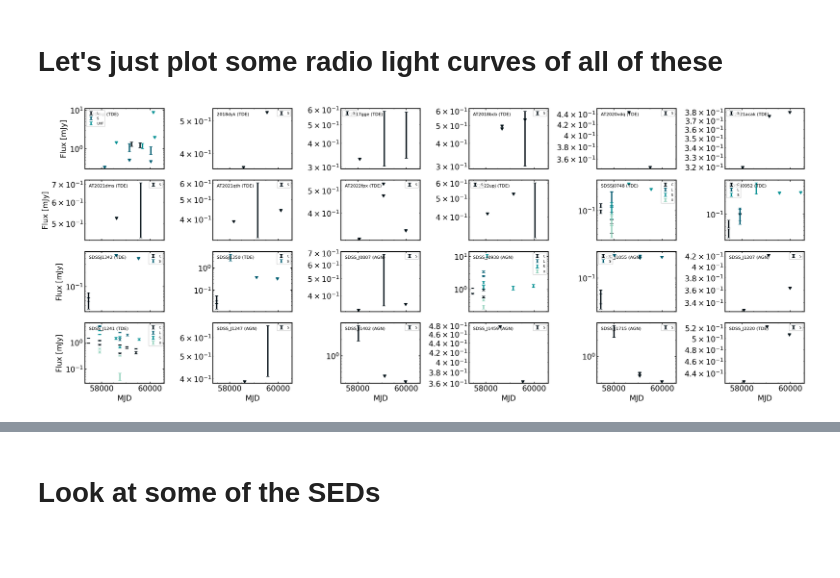
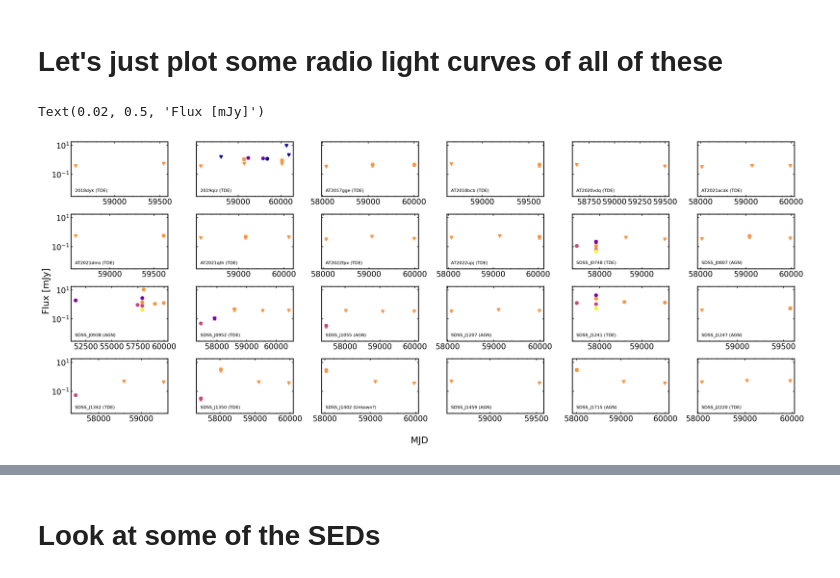
Before and after one commit to noahfranz13/radio-ecle, a Jupyter notebook: preliminary-analysis-otter-only.ipynb, the cells around one changed output, grey strips where cells are left out. Cells and saved outputs as stored; diff of their text form; code cells hidden in the pictures; blank space fills up the shorter version.

```diff
--- a/preliminary-analysis-otter-only.ipynb
+++ b/preliminary-analysis-otter-only.ipynb
@@ -18,10 +45,10 @@ db = Otter('.otter')
 # %%
 # read in the metadata so we know what to query for
-meta = pd.read_csv('ecle-meta-data.csv')
+meta = pd.read_csv('ecle-metadata.csv')
 
-phot_radio = db.get_phot(names=meta.name.tolist(), flux_unit='mJy', freq_unit='GHz', return_type='pandas', obs_type='radio')
-phot_uvoir = db.get_phot(names=meta.name.tolist(), flux_unit='mag(AB)', wave_unit='nm', return_type='pandas', obs_type='uvoir')
-phot = db.get_phot(names=meta.name.tolist(), flux_unit='mJy', freq_unit='GHz', return_type='pandas')
+phot_radio = db.get_phot(names=meta.name.tolist(), flux_unit='mJy', freq_unit='GHz', return_type='pandas', obs_type='radio', query_private=True)
+phot_uvoir = db.get_phot(names=meta.name.tolist(), flux_unit='mag(AB)', wave_unit='nm', return_type='pandas', obs_type='uvoir', query_private=True)
+phot = db.get_phot(names=meta.name.tolist(), flux_unit='mJy', freq_unit='GHz', return_type='pandas', query_private=True)
 # %% [output]
 WARNING: UnitsWarning: 'erg/s/cm^2' contains multiple slashes, which is discouraged by the FITS standard [astropy.units.format.generic]
 # %%
@@ -100,43 +127,75 @@ Text(0.5, 0, 'MJD')
 # %%
 radio = phot_radio
 
-fig, axs2d = plt.subplots(4,6, figsize=(20,8), sharex=True)
+fig, axs2d = plt.subplots(4,6, figsize=(20,8), sharey=True)
+fig.subplots_adjust(wspace=0, hspace=0)
 
 flat_axs = axs2d.flatten()
 
-for idx, ((name, data), ax) in enumerate(zip(radio.groupby('name'), flat_axs)):
+
+import matplotlib as mpl
+
+labels = ["UHF", "L", "C", "S", "X"]
+n_lines = len(labels)
+cmap = mpl.colormaps['plasma']
+colors = cmap(np.linspace(0, 1, n_lines))
+
+color_dict = {}
+for lab, c in zip(labels, colors):
+    color_dict[lab] = c
+
+radio_fullband = get_fullband(radio)
+
+for idx, ((name, data), ax) in enumerate(zip(radio_fullband.groupby('name'), flat_axs)):
 
     for label, grp in data.groupby('filter_name'):
+        uplims = grp[grp.upperlimit]
+        dets = grp[~grp.upperlimit]
+
         ax.errorbar(
-            grp.converted_date,
-            grp.converted_flux,
-            yerr=grp.converted_flux_err,
-            label=f'{label}',
+            dets.converted_date,
+            dets.converted_flux,
+            yerr=dets.converted_flux_err,
+            # label=f'{label}',
             linestyle='none',
-            # marker='o',
-            uplims=grp.upperlimit
+            marker='o',
+            color = color_dict[label]
         )
 
-    if not idx%6:
-        ax.set_ylabel('Flux [mJy]')
+        ax.errorbar(
+            uplims.converted_date,
+            uplims.converted_flux,
+            yerr=uplims.converted_flux_err,
+            # label=f'{label}',
+            linestyle='none',
+            marker='v',
+            color = color_dict[label]
+        )
 
-    if idx >= 18:
-        ax.set_xlabel('MJD')
+#     if not idx%6:
+#         ax.set_ylabel('Flux [mJy]')
+
+#     if idx >= 18:
+#         ax.set_xlabel('MJD')
 
     ax.set_yscale('log')
 
     #ax.text(ax.get_xlim()[0], ax.get_ylim()[1]-ax.get_ylim()[1]//2, name)
 
-    classes = db.query(names=name)[0]['classification']
+    classes = db.query(names=name, query_private=True)[0]['classification']
     for c in classes:
         if c['object_class'] in {'AGN', 'TDE'}:
             break
     ecle_class = c['object_class']
 
-    at = AnchoredText(f'{name} ({ecle_class})', 'upper left', frameon=False, prop=dict(fontsize=8))
+    at = AnchoredText(f'{name} ({ecle_class})', 'lower left', frameon=False, prop=dict(fontsize=8))
     ax.add_artist(at)
 
-    ax.legend(fontsize=6, frameon=True, fancybox=True)
+    #ax.legend(fontsize=6, frameon=True, fancybox=True)
     # ax.set_xscale('log')
+
+fig.supxlabel("MJD")
+fig.supylabel("Flux [mJy]")
 # %% [output]
+Text(0.02, 0.5, 'Flux [mJy]')
-[figure, old version]
+[figure, new version]
```
Also changed, not shown: parts of 6 cells of this notebook, 45 other files.
